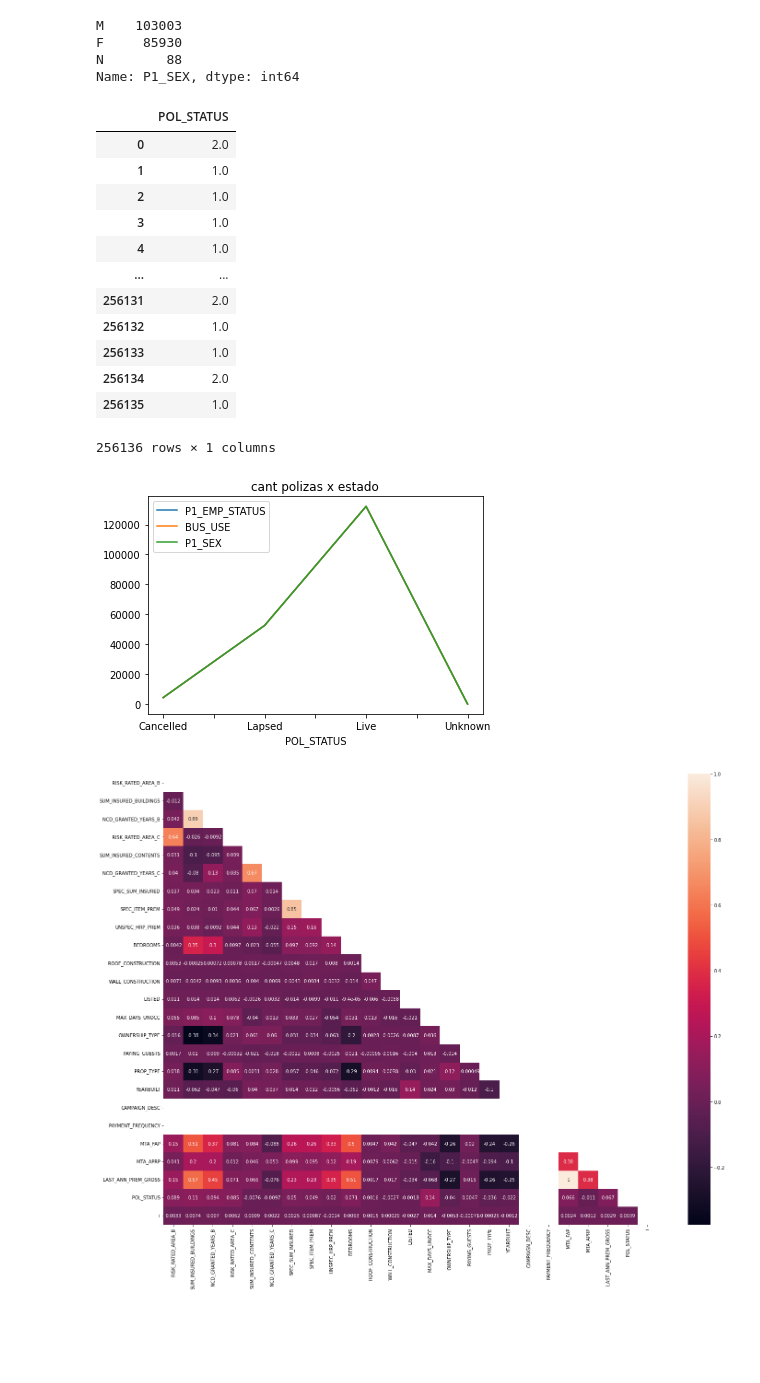
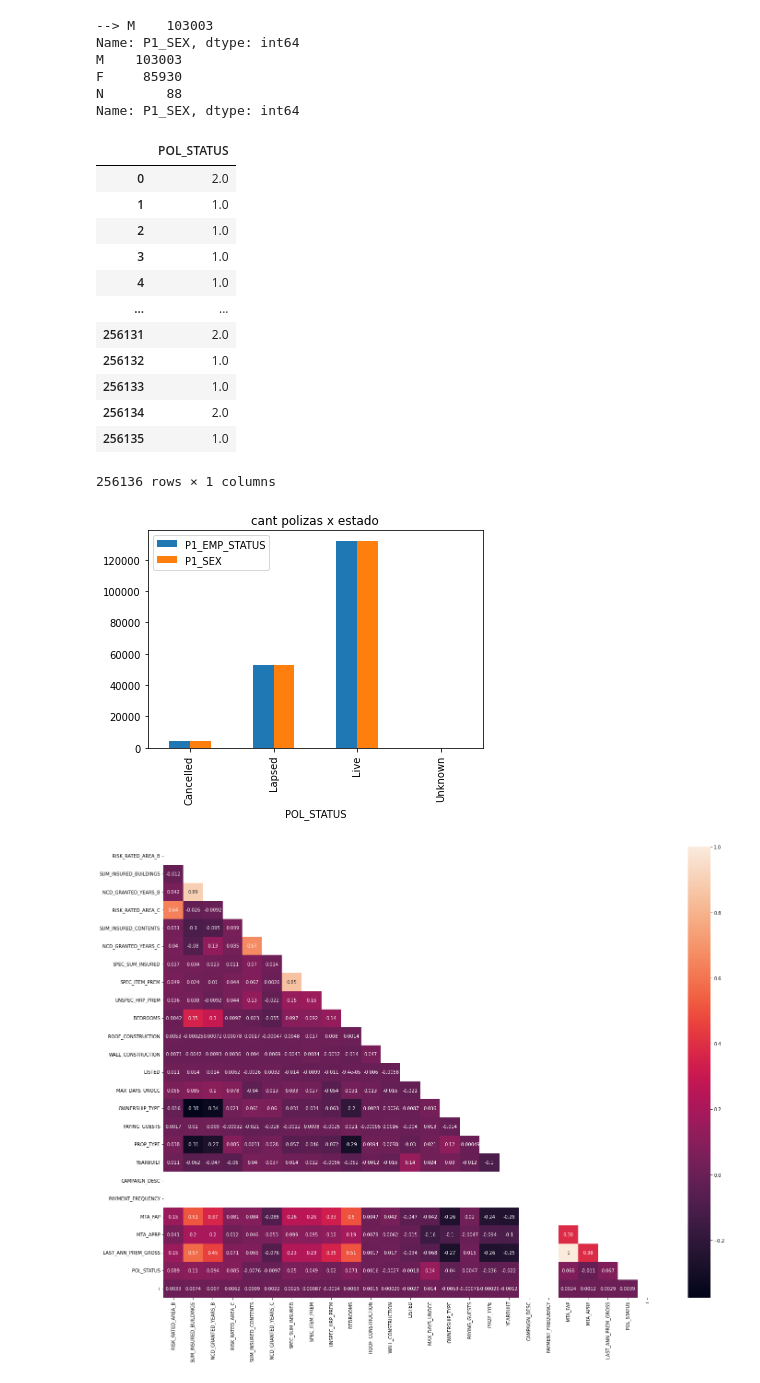
Before and after one commit to miguelsquillari/dataScience, a Jupyter notebook: home_insurance/home_insurance.ipynb, the cells around one changed output. Cells and saved outputs as stored; diff of their text form; code cells hidden in the pictures; blank space fills up the shorter version.

Commit message:
agrego analisis conteo de polizas segun estado y sexo de las mimsmas

```diff
--- a/home_insurance/home_insurance.ipynb
+++ b/home_insurance/home_insurance.ipynb
@@ -116,0 +49,15 @@ N      Cancelled          0         0                    1      1       1
+# %%
+# lets check de amount of Policys by his state
+from matplotlib.ticker import FuncFormatter
+print("NA ", df['POL_STATUS'].isna().sum())
+
+df.POL_STATUS  = df.POL_STATUS.fillna('Unknown')
+
+d = df.groupby("POL_STATUS")["i"].count()
+display(d)
+
+# Graficamos el Estado de las Polizas
+plt.figure(figsize=(10,5))
+# show percentages
+
+plt.barh(d.index, ((d.values *100)/ df.shape[0])).set_label("polizas")
@@ -116,0 +161,6 @@ N      Cancelled          0         0                    1      1       1
+# %%
+# rename column F
+print(df.columns[66])
+#df.rename(columns={"('F',)":'Fem', "('M',)":'Male'}, inplace=True)
+df.rename({df.columns[66]:'Fem', df.columns[67]:'Male'}, inplace=True, axis=1)
+df.head()
@@ -121,5 +180,20 @@ N      Cancelled          0         0                    1      1       1
 # Lapsed   = 2
 # Live     = 1
 # Unknown = -1
-polocy_dic = {'Unknown':-1, 'Live': 1, 'Lapsed':2, 'Cancelled':3}
+"""polocy_dic = {'Unknown':-1, 'Live': 1, 'Lapsed':2, 'Cancelled':3}
 df['POL_STATUS'] = df['POL_STATUS'].map(polocy_dic)
+
+voy a utilizar onehotEncoder para convertir a categoria a numerica
+
+df_aux = df[['POL_STATUS', 'Fem', 'Male']].query("POL_STATUS == 'Cancelled'")
+"""
+df_aux = df[['POL_STATUS', 'Fem', 'Male']]
+
+
+#df_aux = df[['POL_STATUS', 'Male']].query("POL_STATUS == 'Cancelled' and Male == 1.0")
+print("pol status cancelled: ", df_aux.head())
+
+df_pol = df_aux.groupby(['Fem', 'Male', 'POL_STATUS']).size().reset_index()
+
+print("pol status groupped by: ")
+print(df_pol.head())
@@ -126,29 +214,33 @@ df['POL_STATUS'] = df['POL_STATUS'].map(polocy_dic)
 # %%
 #df_pol.plot(kind='bar', title="Cantidad de Estados de Poliza").legend(bbox_to_anchor= (1.02, 1));
 # BUS_USE: Indicador de uso comercial
-df_pol[['P1_EMP_STATUS', 'BUS_USE', 'P1_SEX']].plot(kind="line", title="cant polizas x estado")
 d = df['P1_SEX'].value_counts()
+print("-->", d[["M"]])
+df_pol[['P1_EMP_STATUS', 'P1_SEX']].plot(kind="bar", title="cant polizas x estado")
+
 print(d)
 df[['POL_STATUS']].astype("category")
 # %% [output]
+--> M    103003
+Name: P1_SEX, dtype: int64
 M    103003
 F     85930
 N        88
 Name: P1_SEX, dtype: int64
 |  | POL_STATUS |
 | 0 | 2.0 |
 | 1 | 1.0 |
 | 2 | 1.0 |
 | 3 | 1.0 |
 | 4 | 1.0 |
 | ... | ... |
 | 256131 | 2.0 |
 | 256132 | 1.0 |
 | 256133 | 1.0 |
 | 256134 | 2.0 |
 | 256135 | 1.0 |
 256136 rows × 1 columns
-[figure, old version]
+[figure, new version]
 # %%
 #Definimos la matriz de correlación como la fuente de nuestros datos
 corr = df.corr()
```
Also changed, not shown: parts of 16 cells of this notebook.
